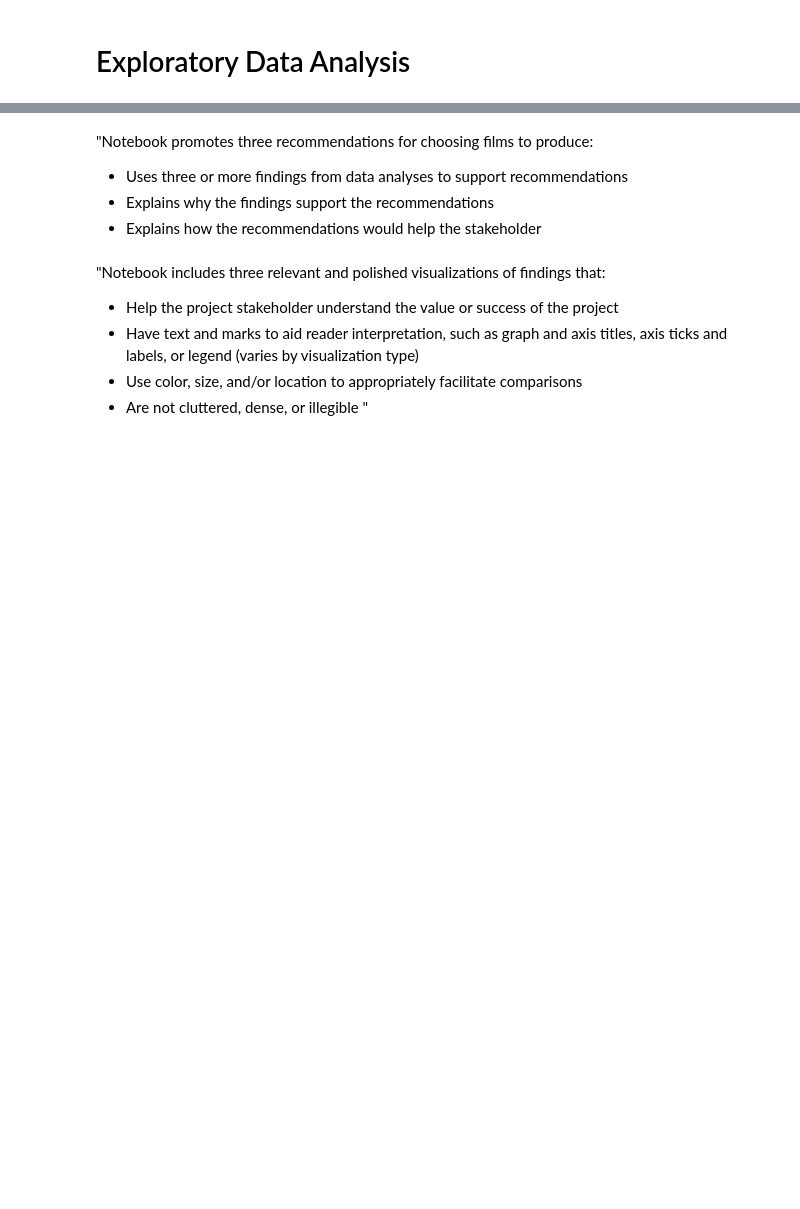
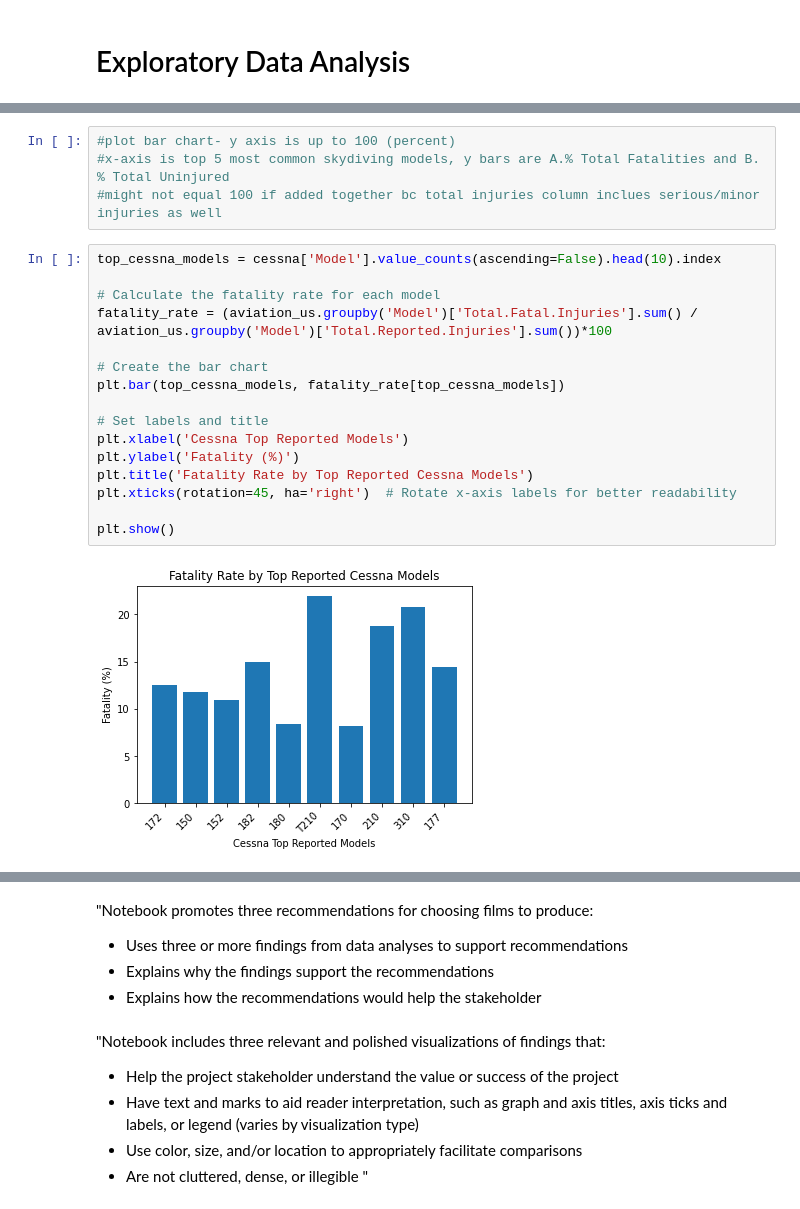
Before and after one commit to morgannash1/phase1_project, a Jupyter notebook: notebook.ipynb, the cells around one changed output, grey strips where cells are left out. Saved outputs shown, nothing was run; the diff lists cells and outputs as text; blank space fills up the shorter version.

```diff
--- a/notebook.ipynb
+++ b/notebook.ipynb
@@ -562,0 +497,22 @@ plt.show()
+# %%
+#plot bar chart- y axis is up to 100 (percent)
+#x-axis is top 5 most common skydiving models, y bars are A.% Total Fatalities and B. % Total Uninjured
+#might not equal 100 if added together bc total injuries column inclues serious/minor injuries as well
+# %%
+top_cessna_models = cessna['Model'].value_counts(ascending=False).head(10).index
+
+# Calculate the fatality rate for each model
+fatality_rate = (aviation_us.groupby('Model')['Total.Fatal.Injuries'].sum() / aviation_us.groupby('Model')['Total.Reported.Injuries'].sum())*100
+
+# Create the bar chart
+plt.bar(top_cessna_models, fatality_rate[top_cessna_models])
+
+# Set labels and title
+plt.xlabel('Cessna Top Reported Models')
+plt.ylabel('Fatality (%)')
+plt.title('Fatality Rate by Top Reported Cessna Models')
+plt.xticks(rotation=45, ha='right')  # Rotate x-axis labels for better readability
+
+plt.show()
+# %% [output]
+[figure, added]
```
Also changed, not shown: parts of 21 cells of this notebook.
